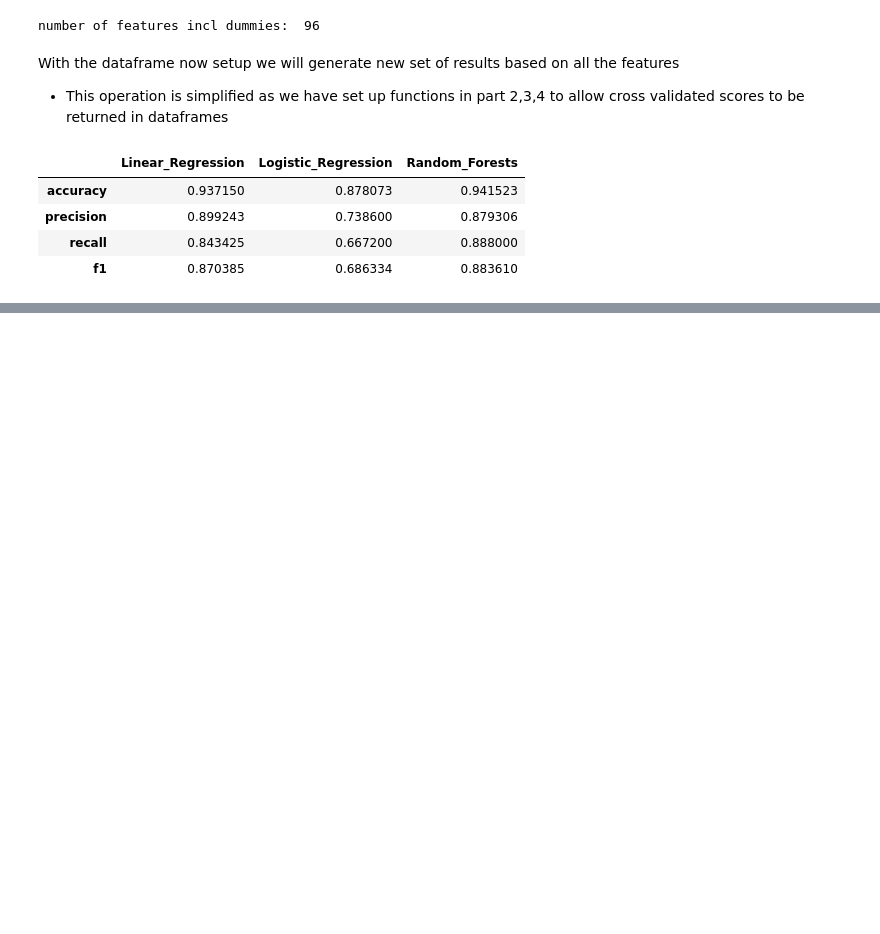
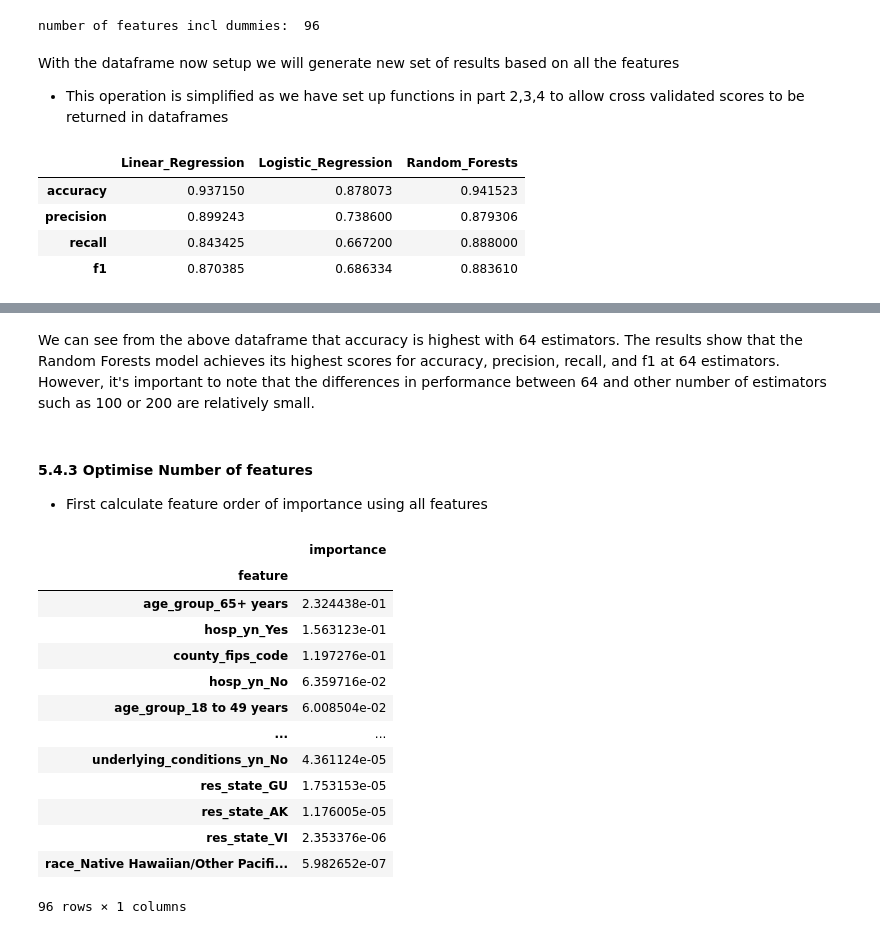
Before and after one commit to paul-od24/data_analytics_hw2, a Jupyter notebook: hw2 copy.ipynb, the cells around one changed output, grey strips where cells are left out. Saved outputs shown, nothing was run; the diff lists cells and outputs as text; code cells hidden in the pictures; blank space fills up the shorter version.

```diff
--- a/hw2 copy.ipynb
+++ b/hw2 copy.ipynb
@@ -1978,0 +2073,34 @@ ResultsDF_allFeatures
+# %% [markdown]
+We can see from the above dataframe that accuracy is highest with 64 estimators. The results show that the Random Forests model achieves its highest scores for accuracy, precision, recall, and f1 at 64 estimators. However, it's important to note that the differences in performance between 64 and other number of estimators such as 100 or 200 are relatively small.
+# %% [markdown]
+#### 5.4.3 Optimise Number of features
+- First calculate feature order of importance using all features
+# %%
+# setup dataframe
+df_all = pd.get_dummies(df)
+y = df_all["death_yn"]
+X = df_all.drop(["death_yn"],1)
+X_train, X_test, y_train, y_test = train_test_split(X, y, random_state=1 , test_size=0.3)
+
+# Train RF with 100 trees
+rfc = RandomForestClassifier(n_estimators=100, max_features='auto', oob_score=True, random_state=1)
+rfc.fit(X_train, y_train)
+importance = pd.DataFrame({'feature': X_train.columns, 'importance':rfc.feature_importances_})
+importance.sort_values('importance', ascending=False, inplace=True)
+importance.set_index('feature',1, inplace=True)
+importance
+# %% [output]
+|  | importance |
+| feature |  |
+| age_group_65+ years | 2.324438e-01 |
+| hosp_yn_Yes | 1.563123e-01 |
+| county_fips_code | 1.197276e-01 |
+| hosp_yn_No | 6.359716e-02 |
+| age_group_18 to 49 years | 6.008504e-02 |
+| ... | ... |
+| underlying_conditions_yn_No | 4.361124e-05 |
+| res_state_GU | 1.753153e-05 |
+| res_state_AK | 1.176005e-05 |
+| res_state_VI | 2.353376e-06 |
+| race_Native Hawaiian/Other Pacifi... | 5.982652e-07 |
+96 rows × 1 columns
```
Also changed, not shown: parts of 22 cells of this notebook.
